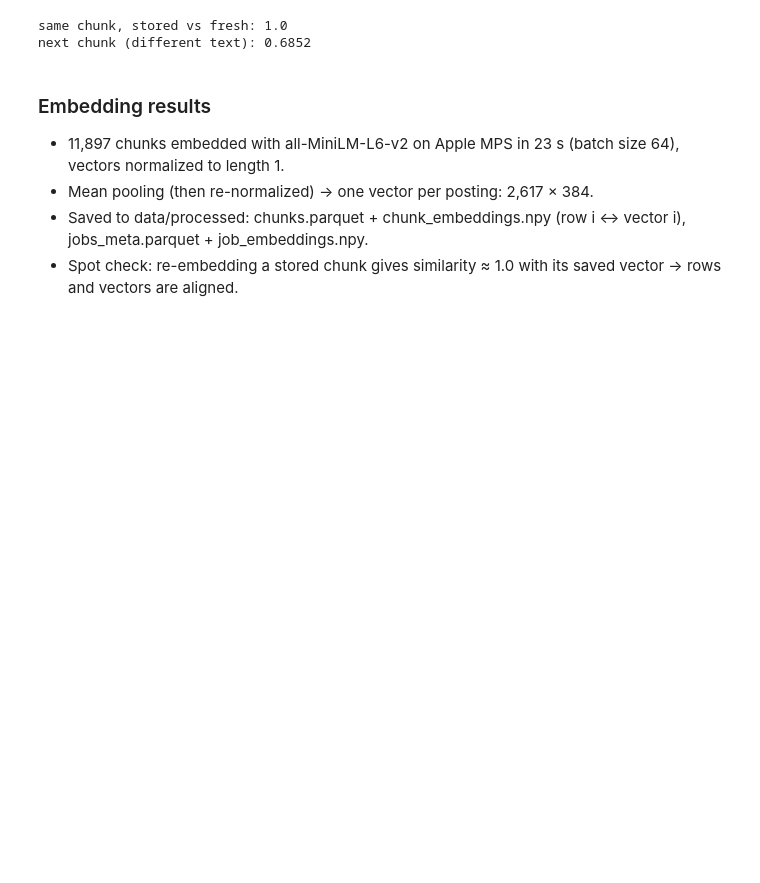
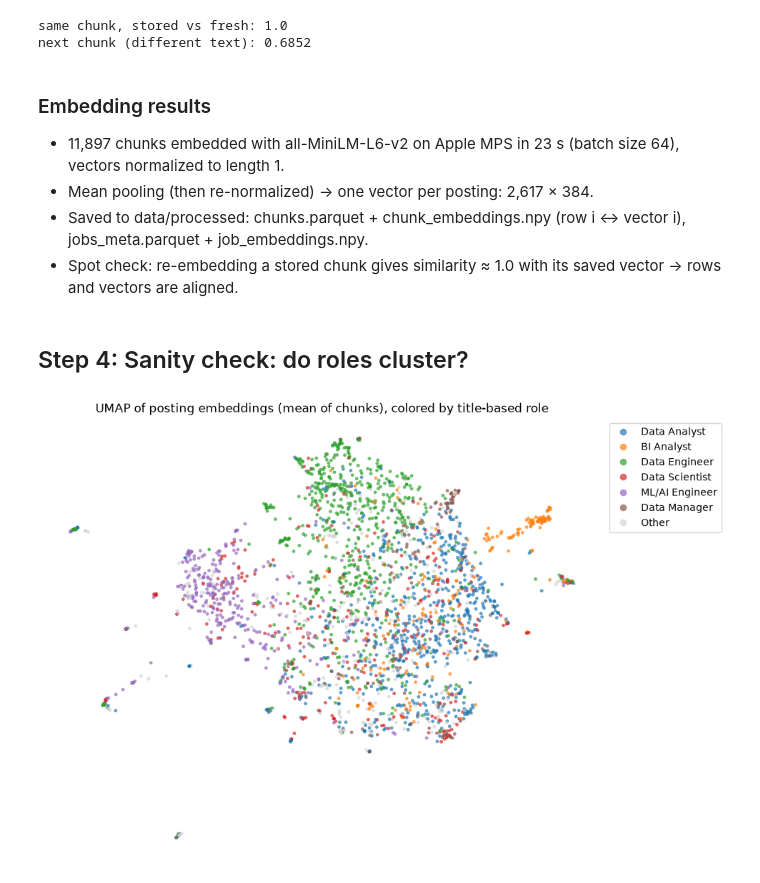
Before and after one commit to rouzbeh-enayatzadeh/skillscope, a Jupyter notebook: notebooks/04_embeddings.ipynb, the cells around one changed output. Drawn from its saved outputs; the diff is of its cells as text; code cells hidden in the pictures; blank space fills up the shorter version.

Commit message:
Embeddings: UMAP, kNN role check, near-duplicates

```diff
--- a/notebooks/04_embeddings.ipynb
+++ b/notebooks/04_embeddings.ipynb
@@ -218,3 +218,26 @@ next chunk (different text): 0.6852
 - Mean pooling (then re-normalized) → one vector per posting: 2,617 × 384.
 - Saved to data/processed: chunks.parquet + chunk_embeddings.npy (row i ↔ vector i), jobs_meta.parquet + job_embeddings.npy.
 - Spot check: re-embedding a stored chunk gives similarity ≈ 1.0 with its saved vector → rows and vectors are aligned.
+# %% [markdown]
+## Step 4: Sanity check: do roles cluster?
+# %%
+import umap
+
+reducer = umap.UMAP(n_neighbors=15, min_dist=0.1, metric="cosine", random_state=42)
+xy = reducer.fit_transform(job_emb)
+jobs_meta["x"], jobs_meta["y"] = xy[:, 0], xy[:, 1]
+
+roles_order = ["Data Analyst", "BI Analyst", "Data Engineer", "Data Scientist",
+               "ML/AI Engineer", "Data Manager", "Other"]
+palette = dict(zip(roles_order, sns.color_palette("tab10", len(roles_order))))
+palette["Other"] = "lightgrey"
+
+plt.figure(figsize=(10, 8))
+sns.scatterplot(data=jobs_meta, x="x", y="y", hue="role", hue_order=roles_order,
+                palette=palette, s=12, alpha=0.7, linewidth=0)
+plt.title("UMAP of posting embeddings (mean of chunks), colored by title-based role")
+plt.legend(markerscale=2, bbox_to_anchor=(1.01, 1), loc="upper left")
+plt.axis("off")
+plt.show()
+# %% [output]
+[figure, added]
```
Also changed, not shown: parts of 4 cells of this notebook, 1 other file.
